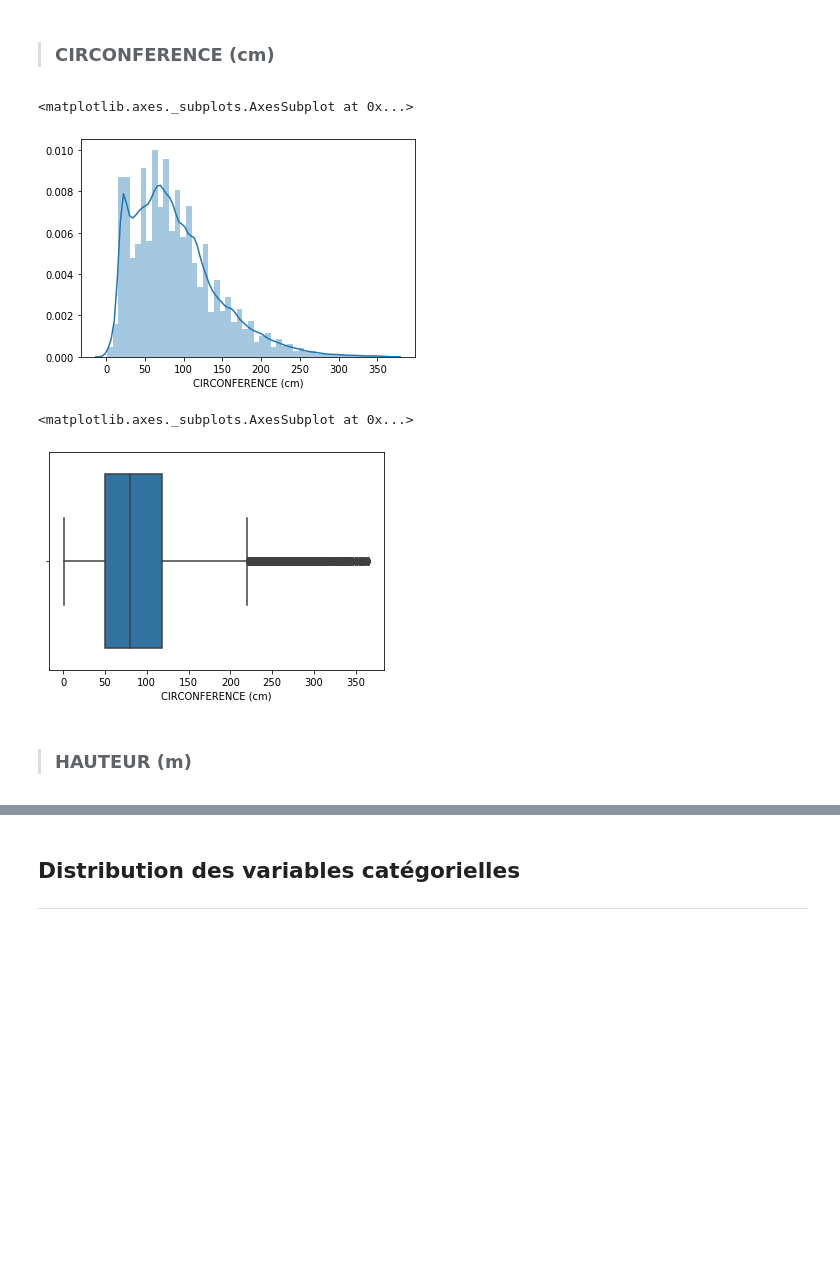
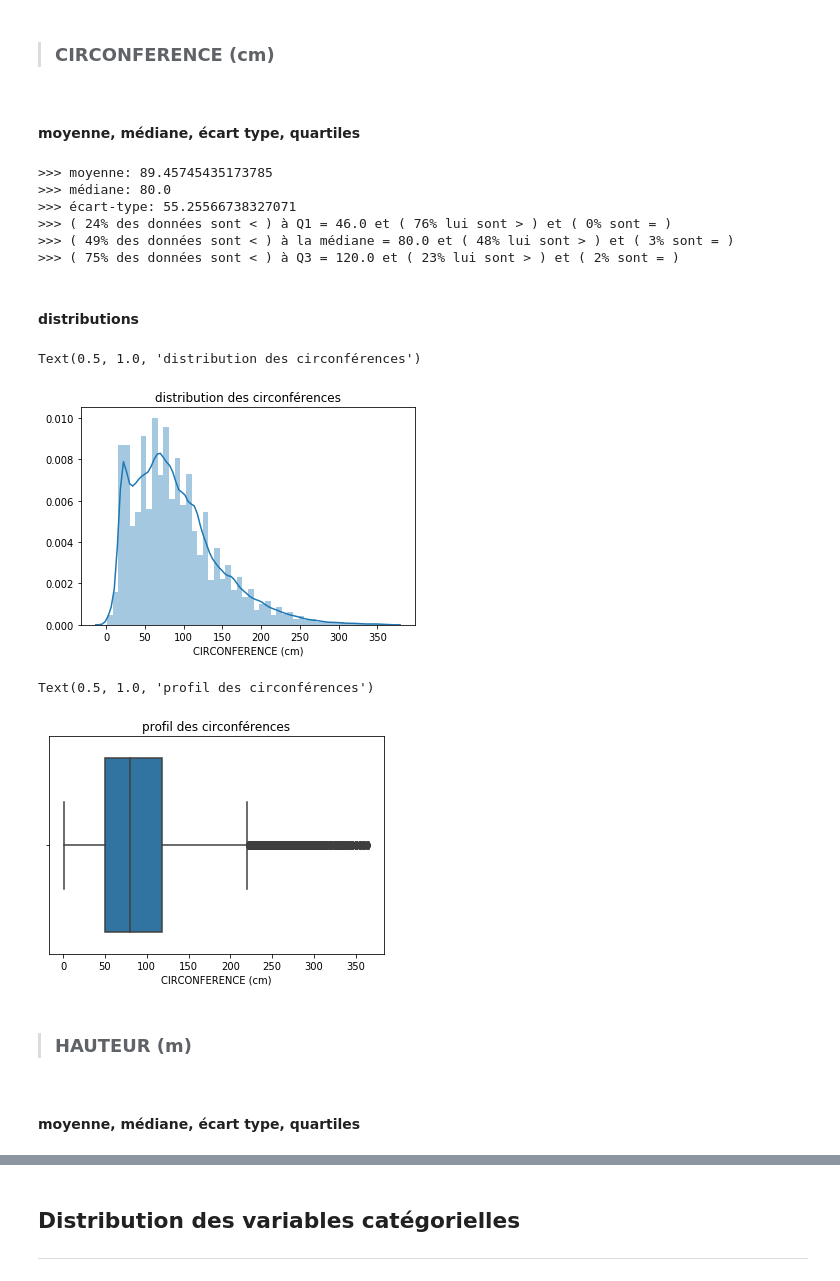
Before and after one commit to Rezzas/ocr_projet2, a Jupyter notebook: P2_ramos_sebastian/P2_ramos_sebastian.ipynb, the cells around one changed output, grey strips where cells are left out. Saved outputs shown, nothing was run; the diff lists cells and outputs as text; code cells hidden in the pictures; blank space fills up the shorter version.

```diff
--- a/P2_ramos_sebastian/P2_ramos_sebastian.ipynb
+++ b/P2_ramos_sebastian/P2_ramos_sebastian.ipynb
@@ -1894,15 +1905,71 @@ print("\t>>> nombres de colonnes:", len(data.columns), "( -", colonnes_suppr , "
 * HAUTEUR (m)
 # %% [markdown]
 > ### CIRCONFERENCE (cm)
+# %% [markdown]
+#### moyenne, médiane, écart type, quartiles
+# %%
+# calcul des quantiles
+# quantile = les quantiles sont les valeurs qui divisent un jeu de données en intervalles contenant le même nombre de données
+
+# moyenne = somme des valeurs / nombre de valeurs
+print(">>> moyenne:", data['CIRCONFERENCE (cm)'].mean())
+
+# mediane = la valeur qui sépare les données en deux
+print(">>> médiane:", data['CIRCONFERENCE (cm)'].median())
+
+# l’écart type est une mesure de la dispersion des valeurs d'un échantillon
+# variance = moyenne des écarts par rapport à la moyenne (exprimée en unité mesurée au carré)
+# écart type = racine carré de la variance (pour revenir à un même ordre d'unité)
+print(">>> écart-type:", data['CIRCONFERENCE (cm)'].std())
+
+# quartile = les quartiles sont les trois quantiles qui divisent un ensemble de données en quatre groupes de taille égale
+## 25% des données sont inférieures à Q1 & 75% lui sont supérieures
+## 50% des données sont inférieures à la médiane & 50% lui sont supérieures
+## 75% des données sont inférieures à Q3 & 25% lui sont supérieures
+mediane = data['CIRCONFERENCE (cm)'].median()
+Q1 = data[data['CIRCONFERENCE (cm)'] < mediane]['CIRCONFERENCE (cm)'].median()
+Q3 = data[data['CIRCONFERENCE (cm)'] > mediane]['CIRCONFERENCE (cm)'].median()
+
+print(">>> ( {}% des données sont < ) à Q1 = {} et ( {}% lui sont > ) et ( {}% sont = )".format(
+    math.trunc(round(len(data[data['CIRCONFERENCE (cm)'] < Q1])/len(data),2)*100),
+    Q1,
+    math.trunc(round(len(data[data['CIRCONFERENCE (cm)'] > Q1])/len(data),2)*100),
+    math.trunc(round(len(data[data['CIRCONFERENCE (cm)'] == Q1])/len(data),2)*100)
+))
+
+print(">>> ( {}% des données sont < ) à la médiane = {} et ( {}% lui sont > ) et ( {}% sont = )".format(
+    math.trunc(round(len(data[data['CIRCONFERENCE (cm)'] < mediane])/len(data),2)*100),
+    mediane,
+    math.trunc(round(len(data[data['CIRCONFERENCE (cm)'] > mediane])/len(data),2)*100),
+    math.trunc(round(len(data[data['CIRCONFERENCE (cm)'] == mediane])/len(data),2)*100)
+))
+
+print(">>> ( {}% des données sont < ) à Q3 = {} et ( {}% lui sont > ) et ( {}% sont = )".format(
+    math.trunc(round(len(data[data['CIRCONFERENCE (cm)'] < Q3])/len(data),2)*100),
+    Q3,
+    math.trunc(round(len(data[data['CIRCONFERENCE (cm)'] > Q3])/len(data),2)*100),
+    math.trunc(round(len(data[data['CIRCONFERENCE (cm)'] == Q3])/len(data),2)*100)
+))
+# %% [output]
+>>> moyenne: 89.45745435173785
+>>> médiane: 80.0
+>>> écart-type: 55.25566738327071
+>>> ( 24% des données sont < ) à Q1 = 46.0 et ( 76% lui sont > ) et ( 0% sont = )
+>>> ( 49% des données sont < ) à la médiane = 80.0 et ( 48% lui sont > ) et ( 3% sont = )
+>>> ( 75% des données sont < ) à Q3 = 120.0 et ( 23% lui sont > ) et ( 2% sont = )
+# %% [markdown]
+#### distributions
 # %%
-sns.distplot(data['CIRCONFERENCE (cm)'])
+sns.distplot(data['CIRCONFERENCE (cm)']).set_title('distribution des circonférences')
 # %% [output]
-<matplotlib.axes._subplots.AxesSubplot at 0x...>
+Text(0.5, 1.0, 'distribution des circonférences')
-[figure, old version]
+[figure, new version]
 # %%
-sns.boxplot(x=data['CIRCONFERENCE (cm)'])
+sns.boxplot(x=data['CIRCONFERENCE (cm)']).set_title('profil des circonférences')
 # %% [output]
-<matplotlib.axes._subplots.AxesSubplot at 0x...>
+Text(0.5, 1.0, 'profil des circonférences')
-[figure, old version]
+[figure, new version]
 # %% [markdown]
 > ### HAUTEUR (m)
+# %% [markdown]
+#### moyenne, médiane, écart type, quartiles
```
Also changed, not shown: parts of 59 cells of this notebook, 1 other file.
